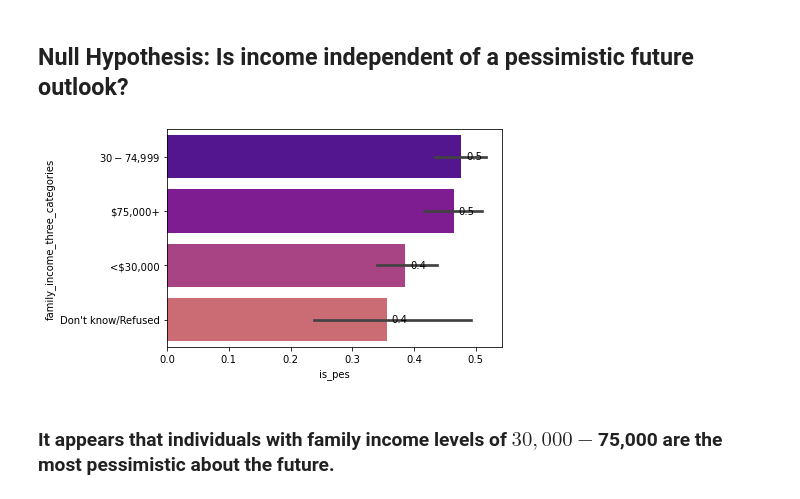
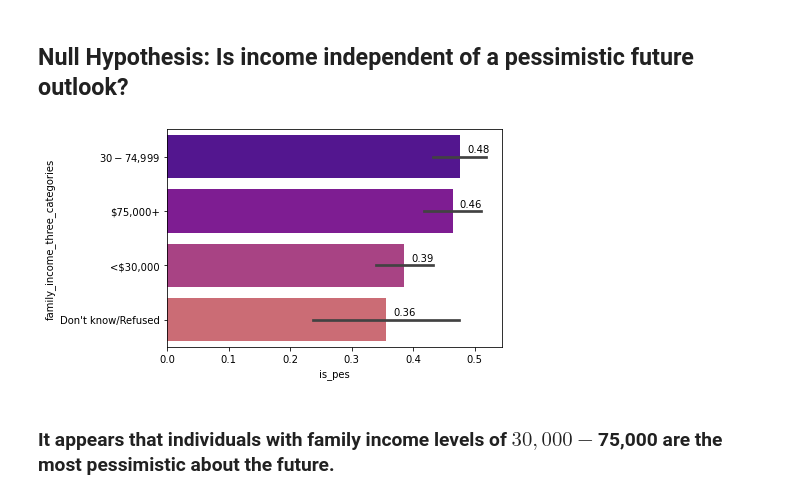
Before and after one commit to american-perspectives-capstone/american-attitudes, a Jupyter notebook: rough_notebooks/brookes_scratch_explore.ipynb, the cells around one changed output. Saved outputs shown, nothing was run; the diff lists cells and outputs as text; code cells hidden in the pictures.

Commit message:
brookes explore

```diff
--- a/rough_notebooks/brookes_scratch_explore.ipynb
+++ b/rough_notebooks/brookes_scratch_explore.ipynb
@@ -5,6 +5,38 @@
 # %%
 import pandas as pd
 import numpy as np
+
+#set seaborn color pallete
+import seaborn as sns
+import matplotlib.pyplot as plt
+sns.set_palette('plasma')
+pal = sns.set_palette('plasma')
+
+# This module displays Markdown and helps with visability within Juypter Notebooks
+from IPython.display import Markdown, display, HTML
+
+# Import models
+from sklearn.tree import DecisionTreeClassifier
+from sklearn.naive_bayes import MultinomialNB
+from sklearn.ensemble import RandomForestClassifier
+from sklearn.svm import LinearSVC
+from sklearn.neighbors import KNeighborsClassifier
+from sklearn.linear_model import LogisticRegression
+
+# Import Metrics
+from sklearn.metrics import (
+    classification_report, confusion_matrix,
+    recall_score, plot_confusion_matrix)
+
+#Disable Warnings
+import warnings
+warnings.filterwarnings('ignore')
+
+#Import functions
+import acquire as a
+import prepare as p
+import explore_test as e
+#import model as m
 # %%
 import seaborn as sns
 import matplotlib.pyplot as plt
@@ -22,3 +70,3 @@ from prepare import *
 # %%
-df, revert_key, replace_key = wrangle_data()
+df, revert_key, replace_key = p.wrangle_data()
 # %%
@@ -186,38 +308,38 @@ It appears that is little difference between those who identify male or female a
 ax = sns.barplot(y="family_income_three_categories", x="is_pes", data=df)
 rects = ax.patches
 
 # For each bar: Place a label
 for rect in rects:
     # Get X and Y placement of label from rect.
     x_value = rect.get_width()
     y_value = rect.get_y() + rect.get_height() / 2
 
     # Number of points between bar and label. Change to your liking.
-    space = 5
+    space = 7
     # Vertical alignment for positive values
     ha = 'left'
 
     # If value of bar is negative: Place label left of bar
     if x_value < 0:
         # Invert space to place label to the left
         space *= -1
         # Horizontally align label at right
         ha = 'right'
 
-    # Use X value as label and format number with one decimal place
-    label = "{:.1f}".format(x_value)
+    # Use X value as label and format number with two decimal places
+    label = "{:.2f}".format(x_value)
 
     # Create annotation
     plt.annotate(
         label,                      # Use `label` as label
         (x_value, y_value),         # Place label at end of the bar
-        xytext=(space, 0),          # Horizontally shift label by `space`
+        xytext=(space, 7),          # Horizontally shift label by `space`
         textcoords="offset points", # Interpret `xytext` as offset in points
         va='center',                # Vertically center label
         ha=ha)                      # Horizontally align label differently for
                                     # positive and negative values.
 # %% [output]
-[figure, old version]
+[figure, new version]
 # %% [markdown]
 ### It appears that individuals with family income levels of $30,000-$75,000 are the most pessimistic about the future.
 # %%
```
Also changed, not shown: parts of 85 cells of this notebook, 1 other file.
